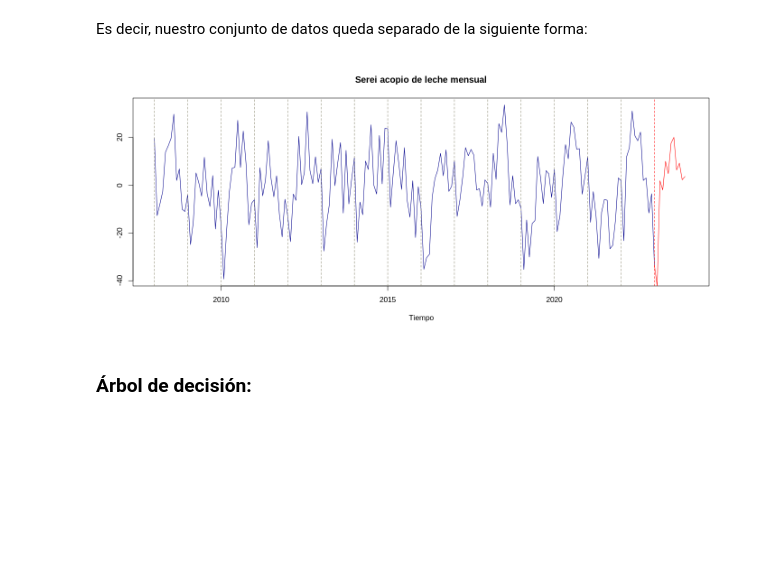
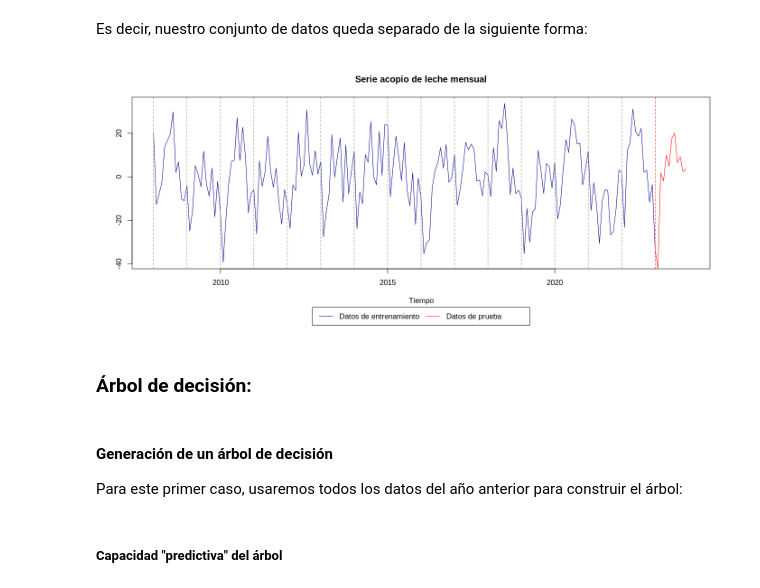
Before and after one commit to Mendivenson/Series-de-tiempo, a Jupyter notebook: Avance 2.ipynb, the cells around one changed output. Cells and saved outputs as stored; diff of their text form; code cells hidden in the pictures; blank space fills up the shorter version.

```diff
--- a/Avance 2.ipynb
+++ b/Avance 2.ipynb
@@ -212,11 +254,0 @@ En este caso también sería prudente incluir el primer rezago en la serie. Ahor
-# %%
-%%R -o arbolesLeche
-arbolesLeche = data.frame(t = leche$Volume)               # Data frame con rezagos
-rezagos = c(1,2,3,4,5,6,7,8,9,10,11,12)                   # Los rezagos que se quieran incluir se ponen aquí
-NoDatos = nrow(leche)
-for (i in rezagos){
-    rezago = c(rep(NA, i), leche$Volume)[1:NoDatos]
-    nombre = paste0('t - ', i)
-    arbolesLeche = cbind(rezago, arbolesLeche)
-    colnames(arbolesLeche)[1] = nombre
-}
@@ -255,0 +255,12 @@ arbolesLeche
+# %%
+%%R -o leche
+año = 2008
+for(i in 1:nrow(leche)){
+    month = i %% 12
+    if (month == 0){month = 12}
+    if (month < 10){month = paste0('0', month)}
+    leche$Date[i] = paste0(año,'-', month,'-01')
+    if(month == 12){año = año + 1}
+}
+
+leche = leche[,c('Date', 'Volume')]
@@ -308 +287,6 @@ print(rezagoLeche[:12])
+# %%
+leche['Date'] = pd.to_datetime(leche['Date'])
+leche = leche.set_index('Date')
+leche = leche.asfreq('MS')
+leche
 # %%
@@ -319,12 +316,18 @@ testLeche = {
 Es decir, nuestro conjunto de datos queda separado de la siguiente forma:
 # %%
 %%R -w 14 -h 6 --units in -r 100
+par(mar = c(7,4,4,2))
 plot(x = seq(2008, 2023, by= 1/12), y = head(leche$Volume, n = nrow(leche)-11), type = 'l',
-     main = 'Serei acopio de leche mensual', ylab = '', xlab = 'Tiempo', col = 'darkblue', xlim = c(2008,2024))
+     main = 'Serie acopio de leche mensual', ylab = '', xlab = 'Tiempo', col = 'darkblue', xlim = c(2008,2024))
 abline(v = 2008:2023, lty = 'dashed', pch = 2,col = c(rep('#8B8970', 15), 'red'))
 lines(x = seq(2023, 2023.99, by = 1/12), y = tail(leche$Volume, n = 12),
       col = 'red')
+legend(inset = c(0,-0.33),'bottom',col = c('darkblue', 'red'), lty = 'solid',
+       legend = c('Datos de entrenamiento', 'Datos de prueba'), xpd = T, horiz = T)
 # %% [output]
-[figure, old version]
+[figure, new version]
 # %% [markdown]
 ### **Árbol de decisión:**
+# %% [markdown]
+#### **Generación de un árbol de decisión**
+Para este primer caso, usaremos todos los datos del año anterior para construir el árbol:
@@ -330,0 +341,2 @@ lines(x = seq(2023, 2023.99, by = 1/12), y = tail(leche$Volume, n = 12),
+# %% [markdown]
+##### **Capacidad "predictiva" del árbol**
```
Also changed, not shown: parts of 40 cells of this notebook.
